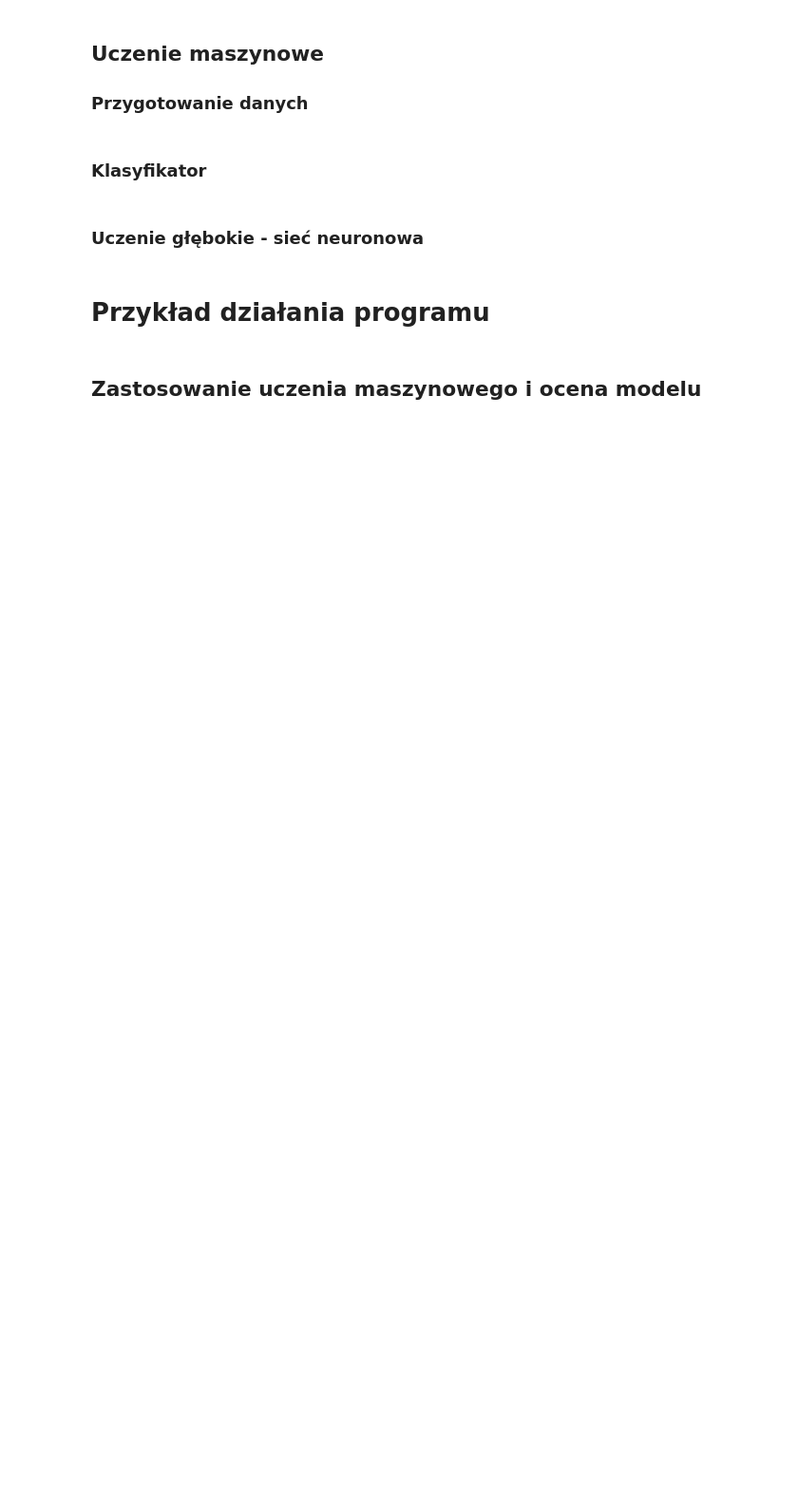
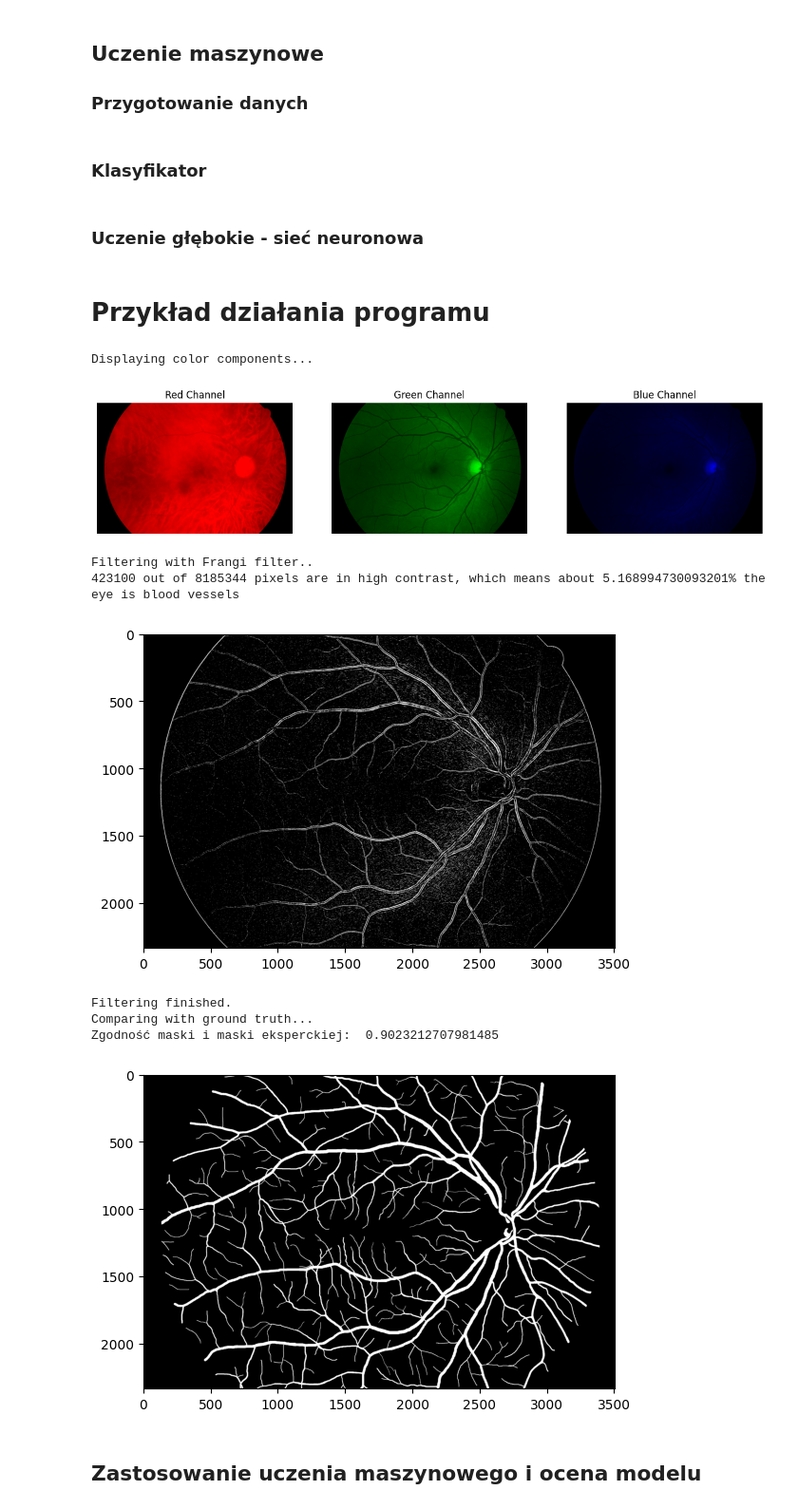
Before and after one commit to viatrix17/Wykrywanie-naczyn-dna-siatkowki-oka, a Jupyter notebook: dno_okna.ipynb, the cells around one changed output. Shown at 95% size. Cells and saved outputs as stored; diff of their text form; code cells hidden in the pictures; blank space fills up the shorter version.

```diff
--- a/dno_okna.ipynb
+++ b/dno_okna.ipynb
@@ -20 +95,27 @@ Szymon Wójtowicz 160109
+# %%
+grond_truth_path = "01_h_goldstandard.bmp"
+
+def compare_with_ground_truth(classified_points):
+    print("Comparing with ground truth...")
+    gold_mask=None
+    if os.path.exists(grond_truth_path):
+        gold_mask = Image.open(grond_truth_path).convert('RGB')
+        root, extension = os.path.splitext(grond_truth_path)
+    else:
+        print("Nie można znaleźć pliku 2.")
+    gold_mask = np.array(gold_mask)
+    #print(gold_mask)
+    gold_maks = color.rgb2gray(gold_mask)
+    plt.imshow(gold_mask, cmap=plt.get_cmap('gray'), vmin=0, vmax=1)
+
+    l=0
+    m=0
+    for i in range(0,classified_points.shape[0]):
+        for j in range(0,classified_points.shape[1]):
+            if classified_points[i][j] == gold_mask[i][j].any():
+                l+=1
+            m+=1
+    print("Zgodność maski i maski eksperckiej: ", l/m)
+
+    # ADD: sensitivity and specifity
 # %% [markdown]
@@ -28,5 +129,26 @@ Szymon Wójtowicz 160109
 ### Uczenie głębokie - sieć neuronowa
 # %% [markdown]
 # Przykład działania programu
+# %%
+paths = {
+    "1": "01_h.jpg"
+    # "2": "01_h.jpg"
+}
+
+for number, path in paths.items():
+    r,g,b = open_image_file(path)
+    display_color_components(r,g,b)
+    classified_points = filter(g)
+    compare_with_ground_truth(classified_points)
+# %% [output]
+Displaying color components...
+[figure, added]
+Filtering with Frangi filter..
+423100 out of 8185344 pixels are in high contrast, which means about 5.168994730093201% the eye is blood vessels
+[figure, added]
+Filtering finished.
+Comparing with ground truth...
+Zgodność maski i maski eksperckiej:  0.9023212707981485
+[figure, added]
 # %% [markdown]
 ## Zastosowanie uczenia maszynowego i ocena modelu
```
Also changed, not shown: parts of 9 cells of this notebook, 1 other file.
